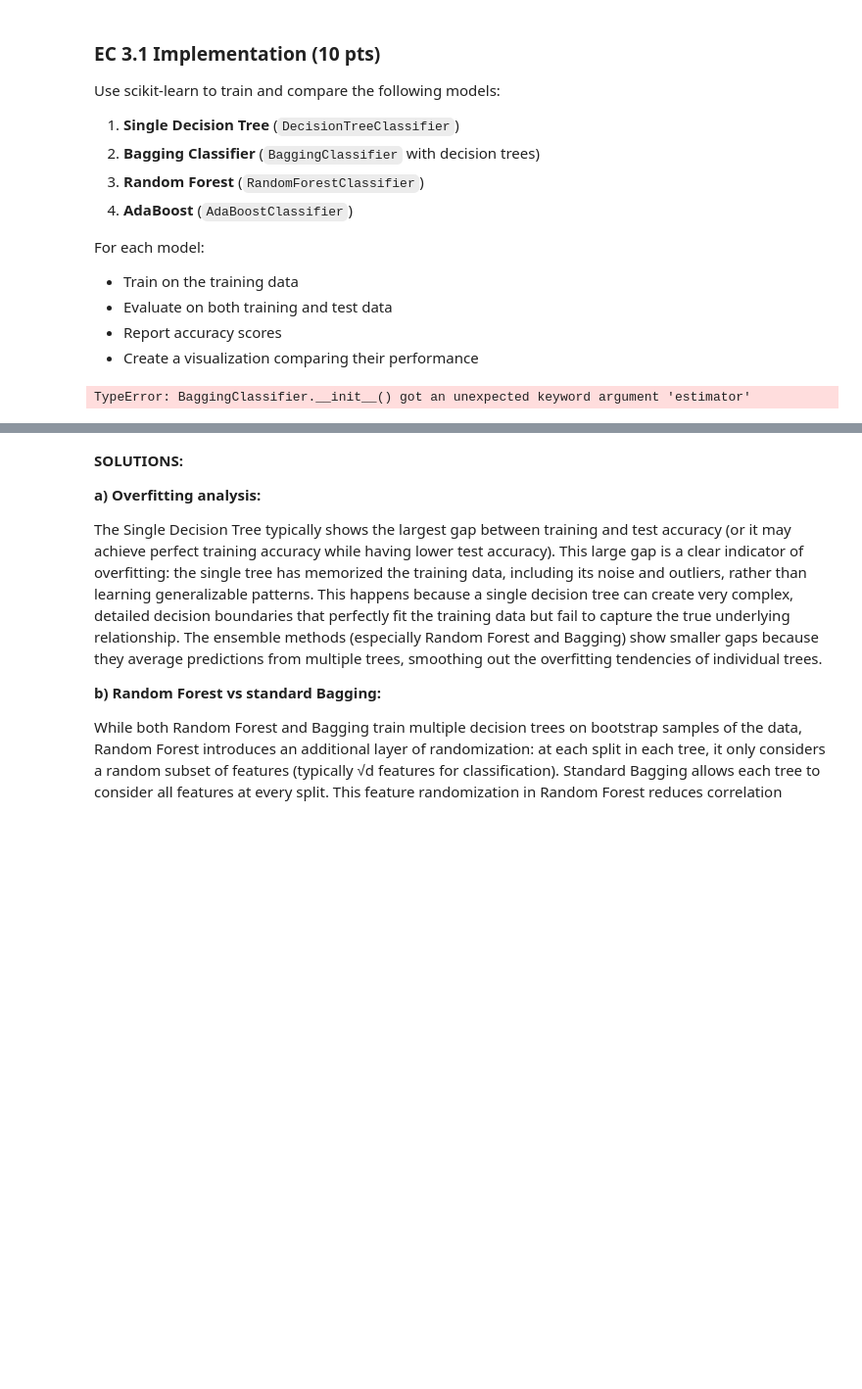
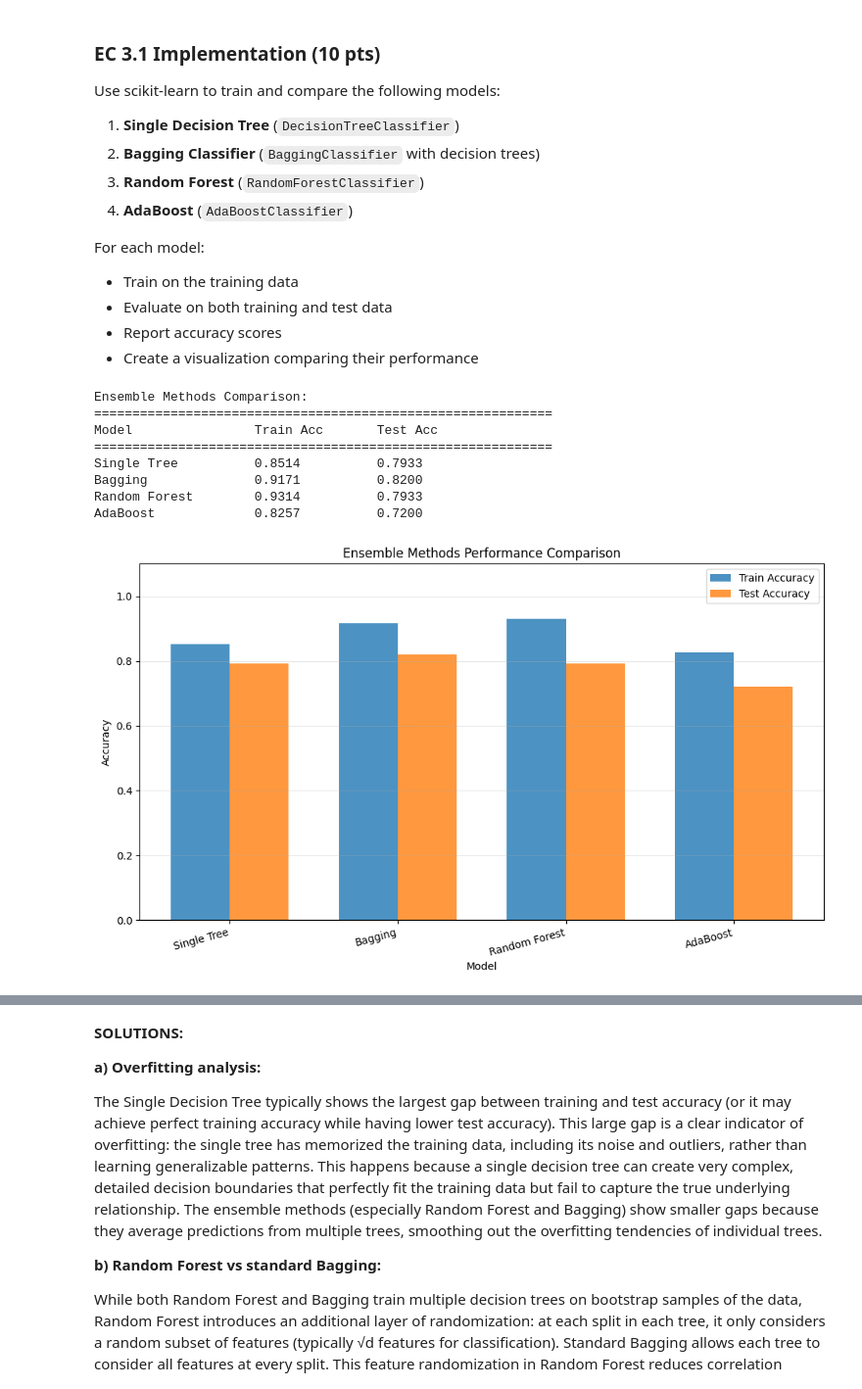
Before and after one commit to zohairshafi/zohairshafi.github.io, a Jupyter notebook: pages/lectures/HW4_Notebook_Solved.ipynb, the cells around one changed output, grey strips where cells are left out. Shown at 98% size. Drawn from its saved outputs; the diff is of its cells as text; code cells hidden in the pictures; blank space fills up the shorter version.

```diff
--- a/pages/lectures/HW4_Notebook_Solved.ipynb
+++ b/pages/lectures/HW4_Notebook_Solved.ipynb
@@ -1009,7 +947,7 @@ results['Single Tree']['test'] = tree_single.score(X_test_ec, y_test_ec)
 
 # 2. Bagging Classifier
 bagging = BaggingClassifier(
-    estimator=DecisionTreeClassifier(max_depth=5),
+    base_estimator=DecisionTreeClassifier(max_depth=5),
     n_estimators=50,
     random_state=42
 )
@@ -1031,7 +969,7 @@ results['Random Forest']['test'] = rf.score(X_test_ec, y_test_ec)
 
 # 4. AdaBoost
 ada = AdaBoostClassifier(
-    estimator=DecisionTreeClassifier(max_depth=1),  # Decision stumps
+    base_estimator=DecisionTreeClassifier(max_depth=1),  # Decision stumps
     n_estimators=50,
     random_state=42,
     algorithm='SAMME'
@@ -1050,34 +988,42 @@ print('Ensemble Methods Comparison:')
 print('=' * 60)
 print(f'{"Model":<20} {"Train Acc":<15} {"Test Acc":<15}')
 print('=' * 60)
 for model_name, scores in results.items():
     print(f'{model_name:<20} {scores["train"]:<15.4f} {scores["test"]:<15.4f}')
 
 # Visualize comparison
 fig, ax = plt.subplots(figsize=(10, 6))
 model_names = list(results.keys())
 train_accs = [results[m]['train'] for m in model_names]
 test_accs = [results[m]['test'] for m in model_names]
 
 x = np.arange(len(model_names))
 width = 0.35
 
 ax.bar(x - width/2, train_accs, width, label='Train Accuracy', alpha=0.8)
 ax.bar(x + width/2, test_accs, width, label='Test Accuracy', alpha=0.8)
 
 ax.set_xlabel('Model')
 ax.set_ylabel('Accuracy')
 ax.set_title('Ensemble Methods Performance Comparison')
 ax.set_xticks(x)
 ax.set_xticklabels(model_names, rotation=15, ha='right')
 ax.legend()
 ax.set_ylim([0, 1.1])
 ax.grid(axis='y', alpha=0.3)
 
 plt.tight_layout()
 plt.show()
 # %% [output]
-TypeError: BaggingClassifier.__init__() got an unexpected keyword argument 'estimator'
+Ensemble Methods Comparison:
+============================================================
+Model                Train Acc       Test Acc
+============================================================
+Single Tree          0.8514          0.7933
+Bagging              0.9171          0.8200
+Random Forest        0.9314          0.7933
+AdaBoost             0.8257          0.7200
+[figure, added]
 # %% [markdown]
 ### EC 3.1 Conceptual Questions (5 pts)
 
```
Also changed, not shown: parts of 18 cells of this notebook, 1 other file.
